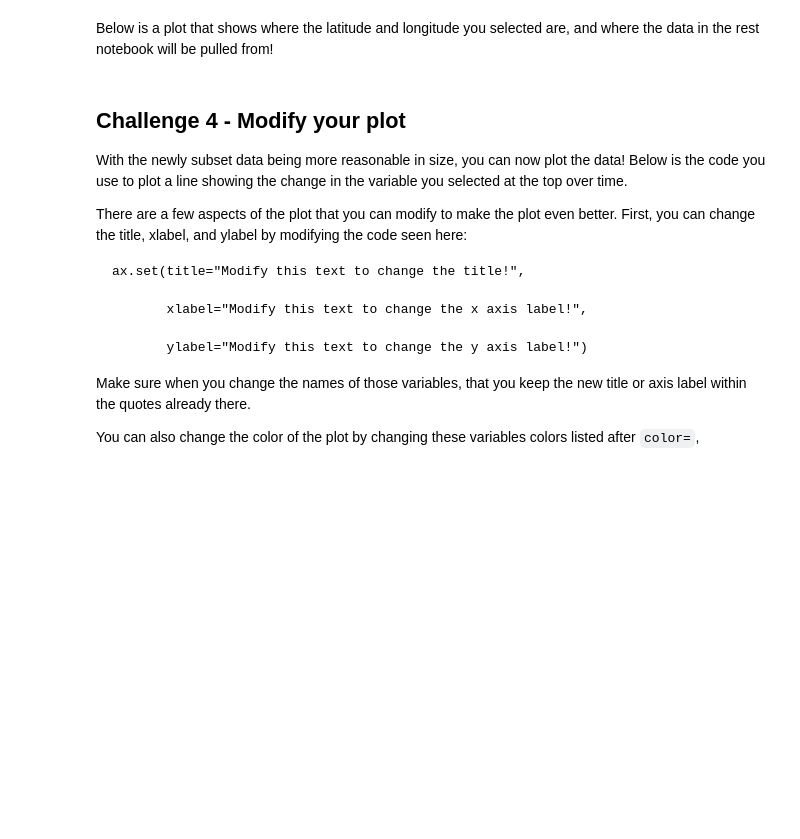
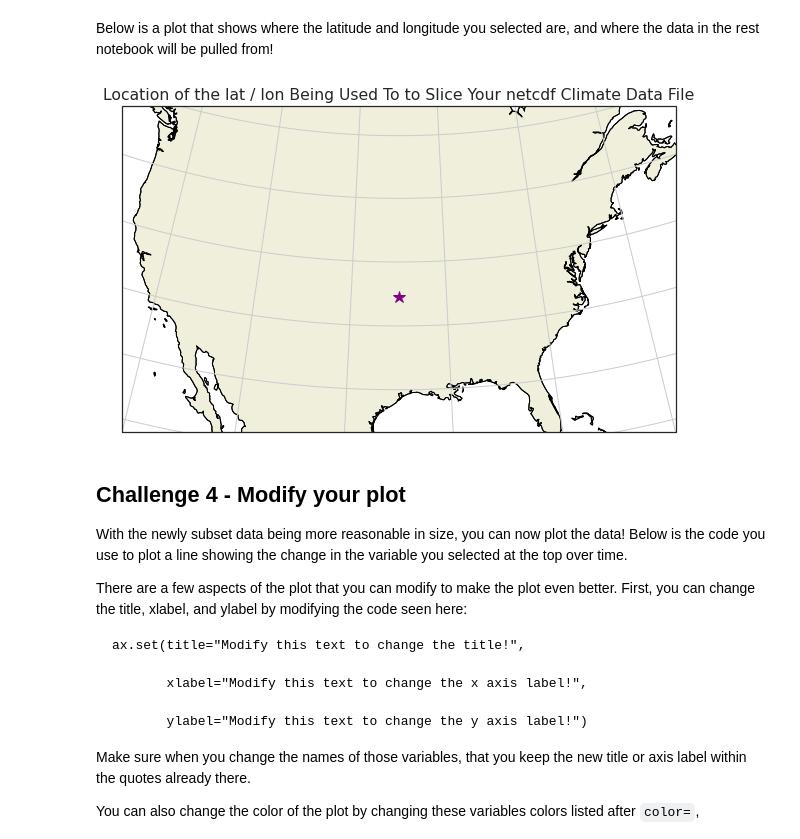
Before and after one commit to earthlab/climate-data-101, a Jupyter notebook: 04-activity-01-open-netcdf-plot-time-series.ipynb, the cells around one changed output. Drawn from its saved outputs; the diff is of its cells as text; code cells hidden in the pictures; blank space fills up the shorter version.

```diff
--- a/04-activity-01-open-netcdf-plot-time-series.ipynb
+++ b/04-activity-01-open-netcdf-plot-time-series.ipynb
@@ -140,8 +166,10 @@ To temporally subset the data, you can pick a start date and end date to trim th
 |2|2006-2099|
 # %%
 # Select the latitude, longitude, and timeframe to subset the data to
-latitude = 32
-longitude = 250
+
+# Ensure your latitude value is between 25 and 50, and your logitude value is between 235 and 292
+latitude = 35
+longitude = 270
 time_start = '2008-01'
 time_end = '2012-09'
 # %%
@@ -154,27 +182,27 @@ max_var_point = max_var_point.sel(time=slice(time_start, time_end))
 # %% [markdown]
 Below is a plot that shows where the latitude and longitude you selected are, and where the data in the rest notebook will be pulled from!
 # %%
-central_lat = 37.5
-central_lon = -96
 extent = [-120, -70, 24, 50.5]
 central_lon = np.mean(extent[:2])
 central_lat = np.mean(extent[2:])
 
 f, ax = plt.subplots(figsize=(12, 6),
                      subplot_kw={'projection': ccrs.AlbersEqualArea(central_lon, central_lat)})
 ax.coastlines()
+ax.set_extent(extent)
 ax.plot(longitude, latitude,
         markersize=12,
         marker='*',
         color='purple')
-ax.set_extent(extent)
 ax.set(title="Location of the lat / lon Being Used To to Slice Your netcdf Climate Data File")
 
 # Adds a bunch of elements to the map
 ax.add_feature(cfeature.LAND, edgecolor='black')
 
 ax.gridlines()
 plt.show()
+# %% [output]
+[figure, added]
 # %% [markdown]
 ## Challenge 4 - Modify your plot
 
```
Also changed, not shown: parts of 7 cells of this notebook.
